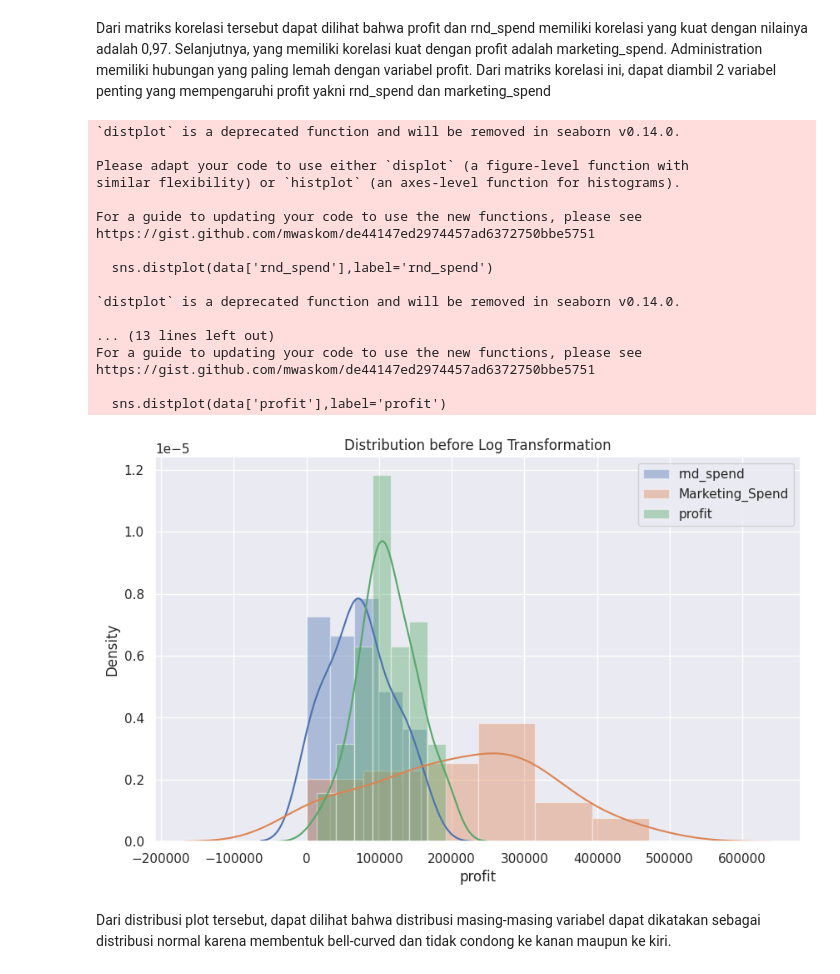
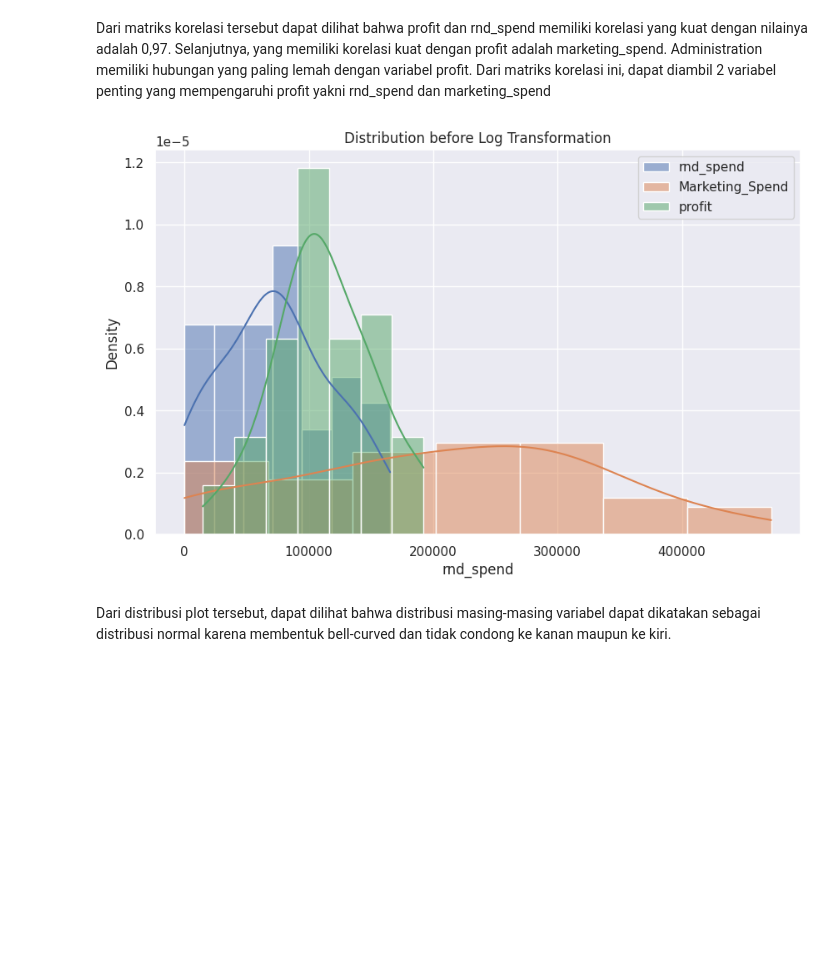
Before and after one commit to AzimaZee/LinearRegression, a Jupyter notebook: Profit_Prediction_using_Multiple_Linear_Regression.ipynb, the cells around one changed output. Drawn from its saved outputs; the diff is of its cells as text; code cells hidden in the pictures; blank space fills up the shorter version.

```diff
--- a/Profit_Prediction_using_Multiple_Linear_Regression.ipynb
+++ b/Profit_Prediction_using_Multiple_Linear_Regression.ipynb
@@ -137,38 +137,21 @@ Dari matriks korelasi tersebut dapat dilihat bahwa profit dan rnd_spend memiliki
 # %%
 # Membuat plot distribusi untuk masing-masing variabel
 plt.figure(figsize=(10,6))
 
 #plt.subplot(1,3,1)
-sns.distplot(data['rnd_spend'],label='rnd_spend')
+sns.histplot(data['rnd_spend'],label='rnd_spend', kde=True,stat="density")
 
 #plt.subplot(1,3,1)
-sns.distplot(data['marketing_spend'],label='Marketing_Spend')
+sns.histplot(data['marketing_spend'],label='Marketing_Spend', kde=True, stat="density")
 
 #plt.subplot(1,3,1)
-sns.distplot(data['profit'],label='profit')
+sns.histplot(data['profit'],label='profit', kde=True, stat="density")
 
 plt.title('Distribution before Log Transformation')
 plt.legend()
 plt.show()
 # %% [output]
-`distplot` is a deprecated function and will be removed in seaborn v0.14.0.
-
-Please adapt your code to use either `displot` (a figure-level function with
-similar flexibility) or `histplot` (an axes-level function for histograms).
-
-For a guide to updating your code to use the new functions, please see
-https://gist.github.com/mwaskom/de44147ed2974457ad6372750bbe5751
-
-  sns.distplot(data['rnd_spend'],label='rnd_spend')
-
-`distplot` is a deprecated function and will be removed in seaborn v0.14.0.
-
-... (13 lines left out)
-For a guide to updating your code to use the new functions, please see
-https://gist.github.com/mwaskom/de44147ed2974457ad6372750bbe5751
-
-  sns.distplot(data['profit'],label='profit')
-[figure, old version]
+[figure, new version]
 # %% [markdown]
 Dari distribusi plot tersebut, dapat dilihat bahwa distribusi masing-masing variabel dapat dikatakan sebagai distribusi normal karena membentuk bell-curved dan tidak condong ke kanan maupun ke kiri.
 # %%
```
Also changed, not shown: parts of 2 cells of this notebook.
